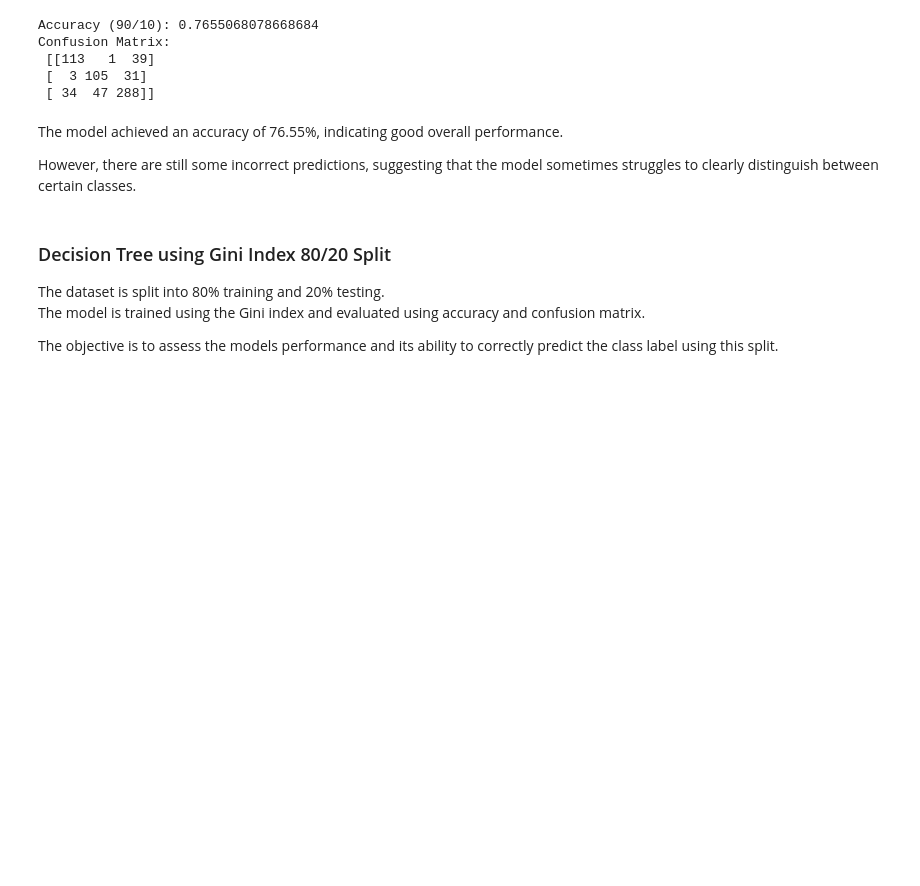
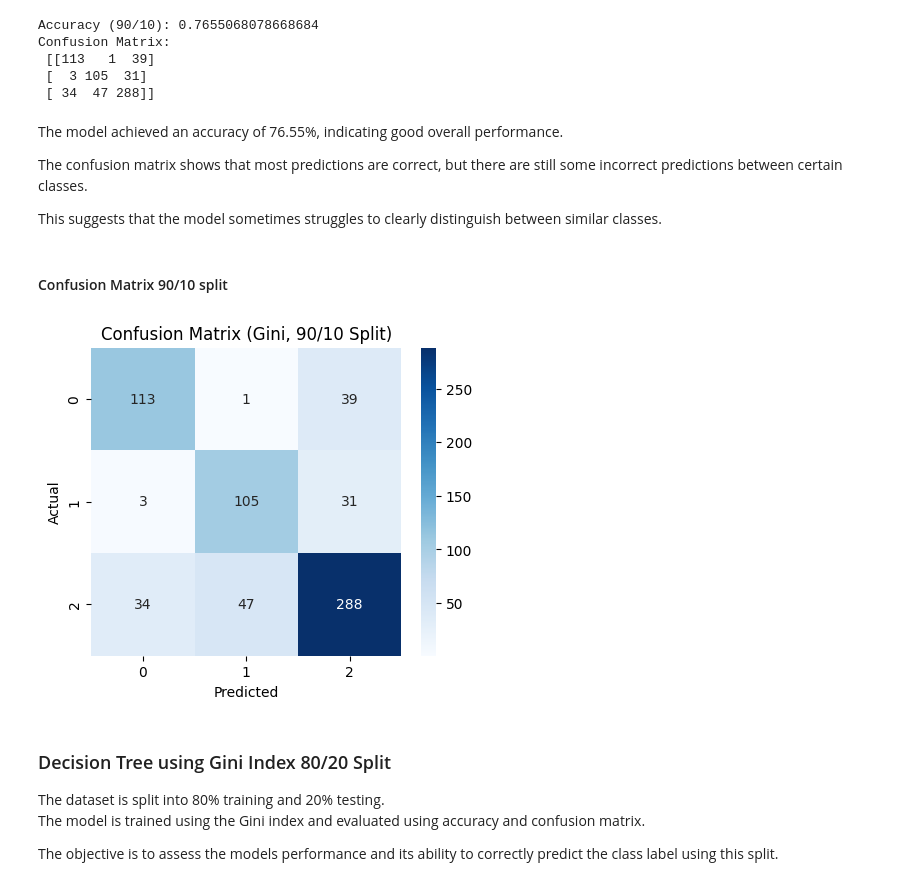
Before and after one commit to leeno-ob/IT326-project, a Jupyter notebook: Phase3.ipynb, the cells around one changed output. Drawn from its saved outputs; the diff is of its cells as text; code cells hidden in the pictures; blank space fills up the shorter version.

```diff
--- a/Phase3.ipynb
+++ b/Phase3.ipynb
@@ -30,7 +30,7 @@ from sklearn.metrics import accuracy_score, confusion_matrix
 # %% [markdown]
 ### Load the Preprocessed Dataset
 # %%
-classification_data = pd.read_csv("Preprocessed_dataset.csv")
+classification_data = pd.read_csv("https://raw.githubusercontent.com/leeno-ob/IT326-project/main/Dataset/Preprocessed_dataset.csv")
 classification_data.head()
 # %% [output]
 |  | Hours_Studied | Attendance | Parental_Involvement | Access_to_Resources | Extracurricular_Activities | ... |
@@ -76,7 +76,23 @@ Confusion Matrix:
 # %% [markdown]
 The model achieved an accuracy of 76.55%, indicating good overall performance.
 
-However, there are still some incorrect predictions, suggesting that the model sometimes struggles to clearly distinguish between certain classes.
+The confusion matrix shows that most predictions are correct, but there are still some incorrect predictions between certain classes.
+
+This suggests that the model sometimes struggles to clearly distinguish between similar classes.
+# %% [markdown]
+#### Confusion Matrix 90/10 split
+# %%
+import matplotlib.pyplot as plt
+import seaborn as sns
+
+plt.figure(figsize=(5,4))
+sns.heatmap(cm_90, annot=True, fmt="d", cmap="Blues")
+plt.title("Confusion Matrix (Gini, 90/10 Split)")
+plt.xlabel("Predicted")
+plt.ylabel("Actual")
+plt.show()
+# %% [output]
+[figure, added]
 # %% [markdown]
 ### Decision Tree using Gini Index 80/20 Split
 
```
Also changed, not shown: parts of 17 cells of this notebook.
